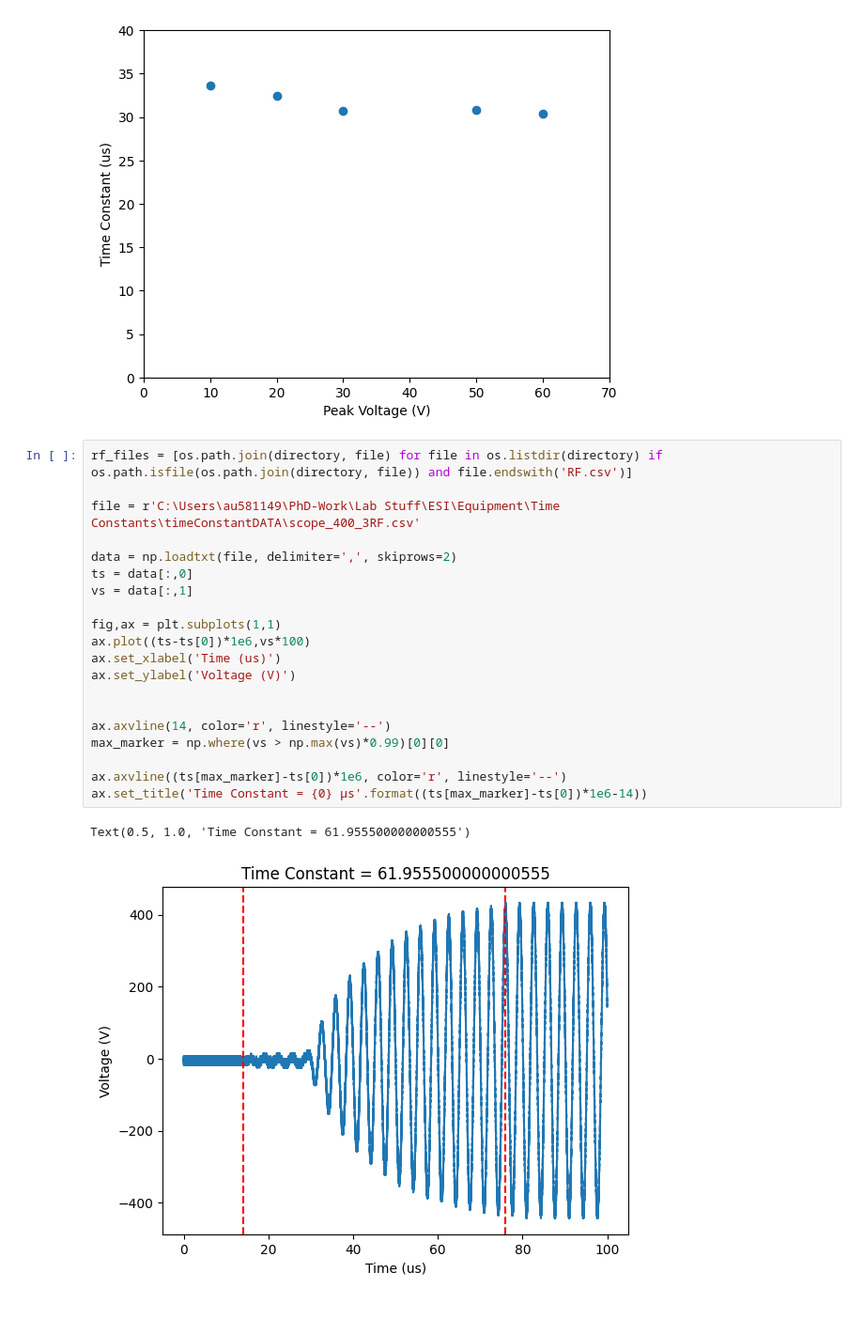
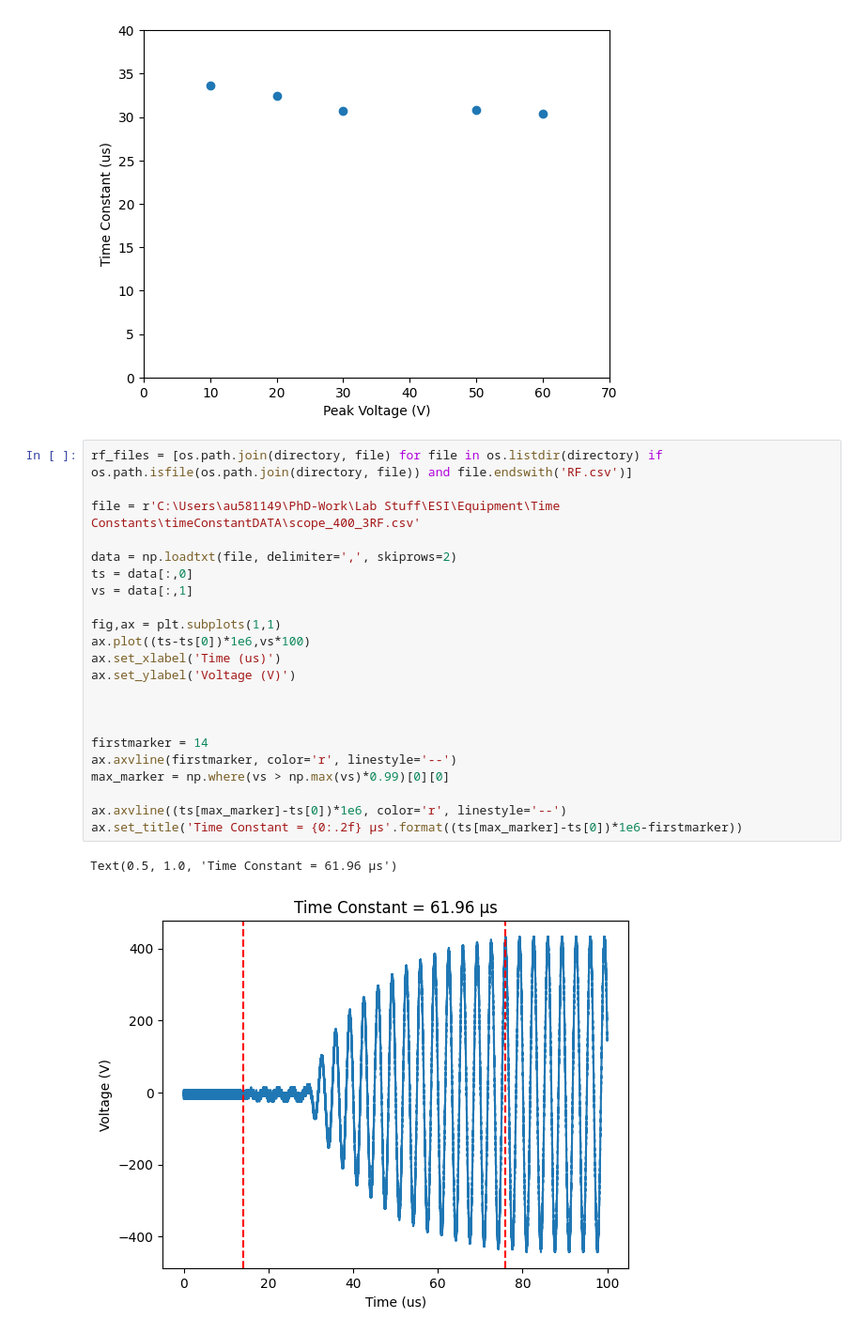
Before and after one commit to EmilLenler/PhD-Work, a Jupyter notebook: Lab Stuff/ESI/Equipment/Time Constants/timeConstants.ipynb, the cells around one changed output. Shown: that part at 94% size. Drawn from its saved outputs; the diff is of its cells as text.

```diff
--- a/Lab Stuff/ESI/Equipment/Time Constants/timeConstants.ipynb
+++ b/Lab Stuff/ESI/Equipment/Time Constants/timeConstants.ipynb
@@ -49,26 +50,28 @@ ax.set_xlim(0,70)
 # %%
 rf_files = [os.path.join(directory, file) for file in os.listdir(directory) if os.path.isfile(os.path.join(directory, file)) and file.endswith('RF.csv')]
 
 file = r'C:\Users\au581149\PhD-Work\Lab Stuff\ESI\Equipment\Time Constants\timeConstantDATA\scope_400_3RF.csv'
 
 data = np.loadtxt(file, delimiter=',', skiprows=2)
 ts = data[:,0]
 vs = data[:,1]
 
 fig,ax = plt.subplots(1,1)
 ax.plot((ts-ts[0])*1e6,vs*100)
 ax.set_xlabel('Time (us)')
 ax.set_ylabel('Voltage (V)')
 
 
-ax.axvline(14, color='r', linestyle='--')
+
+firstmarker = 14
+ax.axvline(firstmarker, color='r', linestyle='--')
 max_marker = np.where(vs > np.max(vs)*0.99)[0][0]
 
 ax.axvline((ts[max_marker]-ts[0])*1e6, color='r', linestyle='--')
-ax.set_title('Time Constant = {0} µs'.format((ts[max_marker]-ts[0])*1e6-14))
+ax.set_title('Time Constant = {0:.2f} µs'.format((ts[max_marker]-ts[0])*1e6-firstmarker))
 # %% [output]
-Text(0.5, 1.0, 'Time Constant = 61.955500000000555')
+Text(0.5, 1.0, 'Time Constant = 61.96 µs')
-[figure, old version]
+[figure, new version]
 # %%
 fig,ax = plt.subplots(1,1)
 ax.plot((ts-ts[0])*1e6,vs*100)
```
Also changed, not shown: parts of 3 cells of this notebook, 2 other files.
